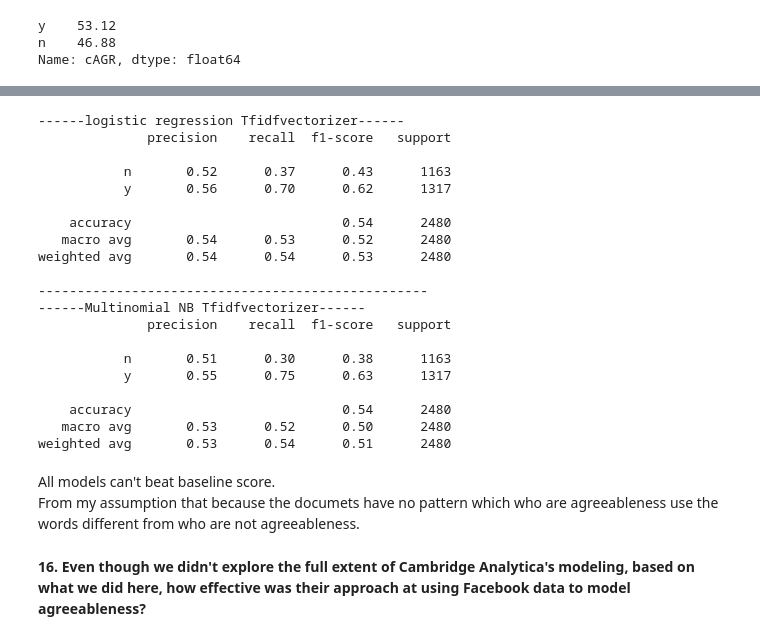
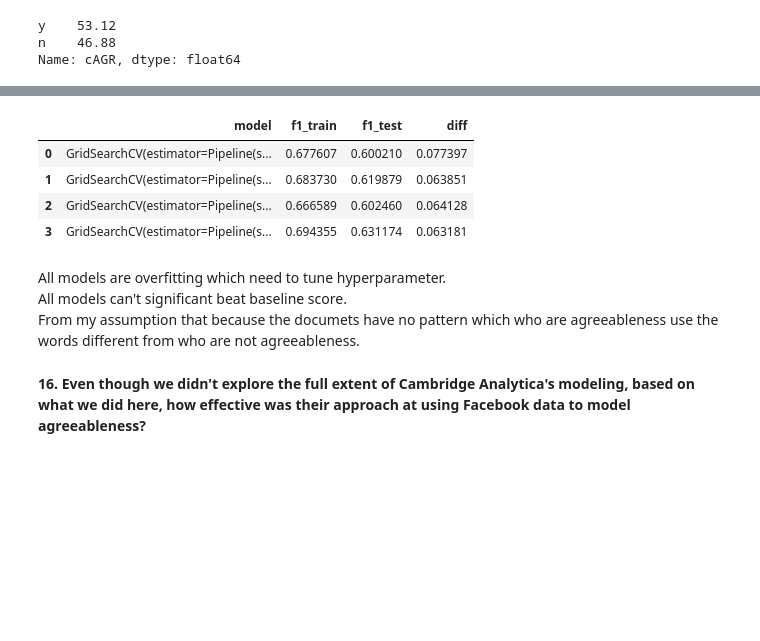
Before and after one commit to suwichacle22/modeling_five_traits, a Jupyter notebook: starter-code.ipynb, the cells around one changed output, grey strips where cells are left out. Saved outputs shown, nothing was run; the diff lists cells and outputs as text; code cells hidden in the pictures; blank space fills up the shorter version.

```diff
--- a/starter-code.ipynb
+++ b/starter-code.ipynb
@@ -483,33 +455,24 @@ weighted avg       0.54      0.54      0.54      2480
-# %%
-# use logreg tfidf as baseline
-print('------logistic regression Tfidfvectorizer------')
-print(classification_report(y_test, tlogreg_gs.predict(X_test)))
-print('--------------------------------------------------')
-print('------Multinomial NB Tfidfvectorizer------')
-print(classification_report(y_test, tnb_gs.predict(X_test)))
-# %% [output]
-------logistic regression Tfidfvectorizer------
-              precision    recall  f1-score   support
-
-           n       0.52      0.37      0.43      1163
-           y       0.56      0.70      0.62      1317
-
-    accuracy                           0.54      2480
-   macro avg       0.54      0.53      0.52      2480
-weighted avg       0.54      0.54      0.53      2480
-
---------------------------------------------------
-------Multinomial NB Tfidfvectorizer------
-              precision    recall  f1-score   support
-
-           n       0.51      0.30      0.38      1163
-           y       0.55      0.75      0.63      1317
-
-    accuracy                           0.54      2480
-   macro avg       0.53      0.52      0.50      2480
-weighted avg       0.53      0.54      0.51      2480
+# %%
+# create dataframe store rmse on train and test
+f1_df = pd.DataFrame(columns=['model', 'f1_train', 'f1_test'])
+
+for i, m in enumerate([logreg_gs, tlogreg_gs, nb_gs, tnb_gs]):
+    f1_train = f1_score(y_train, m.predict(X_train), pos_label='y')
+    f1_test = f1_score(y_test, m.predict(X_test), pos_label='y')
+    f1_df.loc[i] = [str(m), f1_train, f1_test]
+
+# calculate value different between rmse train and test
+f1_df['diff'] = f1_df['f1_train'] - f1_df['f1_test']
+f1_df
+# %% [output]
+|  | model | f1_train | f1_test | diff |
+| 0 | GridSearchCV(estimator=Pipeline(s... | 0.677607 | 0.600210 | 0.077397 |
+| 1 | GridSearchCV(estimator=Pipeline(s... | 0.683730 | 0.619879 | 0.063851 |
+| 2 | GridSearchCV(estimator=Pipeline(s... | 0.666589 | 0.602460 | 0.064128 |
+| 3 | GridSearchCV(estimator=Pipeline(s... | 0.694355 | 0.631174 | 0.063181 |
 # %% [markdown]
-All models can't beat baseline score. <br>
+All models are overfitting which need to tune hyperparameter. <br>
+All models can't significant beat baseline score. <br>
 From my assumption that because the documets have no pattern which who are agreeableness use the words different from who are not agreeableness.
 # %% [markdown]
 **16. Even though we didn't explore the full extent of Cambridge Analytica's modeling, based on what we did here, how effective was their approach at using Facebook data to model agreeableness?**
```
Also changed, not shown: parts of 2 cells of this notebook.
